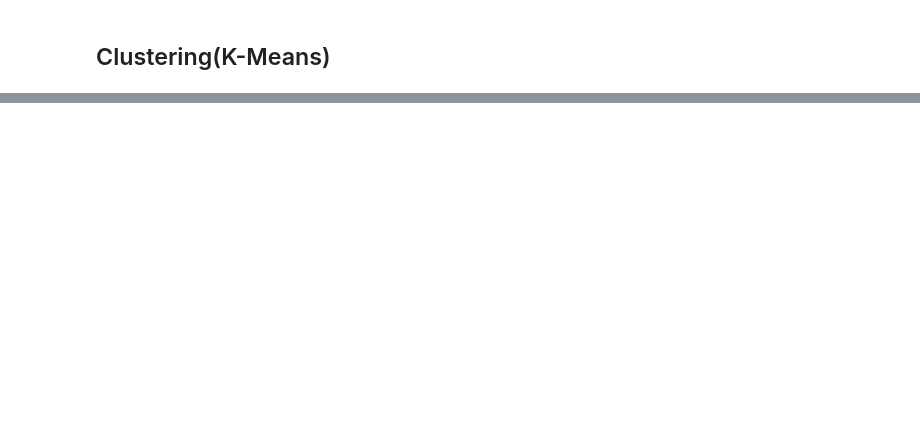
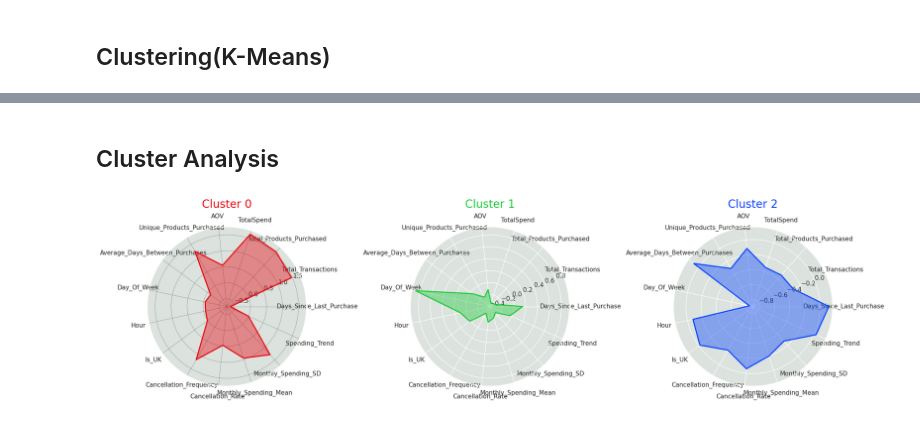
Before and after one commit to priyankabhatla/Customer_Segmentation_Retail, a Jupyter notebook: Online-Retail-Segmentation.ipynb, the cells around one changed output, grey strips where cells are left out. Saved outputs shown, nothing was run; the diff lists cells and outputs as text; code cells hidden in the pictures; blank space fills up the shorter version.

```diff
--- a/Online-Retail-Segmentation.ipynb
+++ b/Online-Retail-Segmentation.ipynb
@@ -1858,0 +1998,64 @@ data_cleaned
+# %% [markdown]
+## Cluster Analysis
+# %%
+# Setting 'CustomerID' column as index and assigning it to a new dataframe
+df_customer = customer_data_cleaned.set_index('CustomerID')
+
+# Standardize the data (excluding the cluster column)
+scaler = StandardScaler()
+df_customer_standardized = scaler.fit_transform(df_customer.drop(columns=['cluster'], axis=1))
+
+# Create a new dataframe with standardized values and add the cluster column back
+df_customer_standardized = pd.DataFrame(df_customer_standardized, columns=df_customer.columns[:-1], index=df_customer.index)
+df_customer_standardized['cluster'] = df_customer['cluster']
+
+# Calculate the centroids of each cluster
+cluster_centroids = df_customer_standardized.groupby('cluster').mean()
+
+# Function to create a radar chart
+def create_radar_chart(ax, angles, data, color, cluster):
+    # Plot the data and fill the area
+    ax.fill(angles, data, color=color, alpha=0.4)
+    ax.plot(angles, data, color=color, linewidth=2, linestyle='solid')
+
+    # Add a title
+    ax.set_title(f'Cluster {cluster}', size=20, color=color, y=1.1)
+
+# Set data
+labels=np.array(cluster_centroids.columns)
+num_vars = len(labels)
+
+# Compute angle of each axis
+angles = np.linspace(0, 2 * np.pi, num_vars, endpoint=False).tolist()
+
+# The plot is circular, so we need to "complete the loop" and append the start to the end
+labels = np.concatenate((labels, [labels[0]]))
+angles += angles[:1]
+
+# Initialize the figure
+fig, ax = plt.subplots(figsize=(20, 10), subplot_kw=dict(polar=True), nrows=1, ncols=3)
+
+# Create radar chart for each cluster
+for i, color in enumerate(colors):
+    data = cluster_centroids.loc[i].tolist()
+    data += data[:1]  # Complete the loop
+    create_radar_chart(ax[i], angles, data, color, i)
+
+# Add input data
+ax[0].set_xticks(angles[:-1])
+ax[0].set_xticklabels(labels[:-1])
+
+ax[1].set_xticks(angles[:-1])
+ax[1].set_xticklabels(labels[:-1])
+
+ax[2].set_xticks(angles[:-1])
+ax[2].set_xticklabels(labels[:-1])
+
+# Add a grid
+ax[0].grid(color='grey', linewidth=0.5)
+
+# Display the plot
+plt.tight_layout()
+plt.show()
+# %% [output]
+[figure, added]
```
Also changed, not shown: parts of 55 cells of this notebook.
